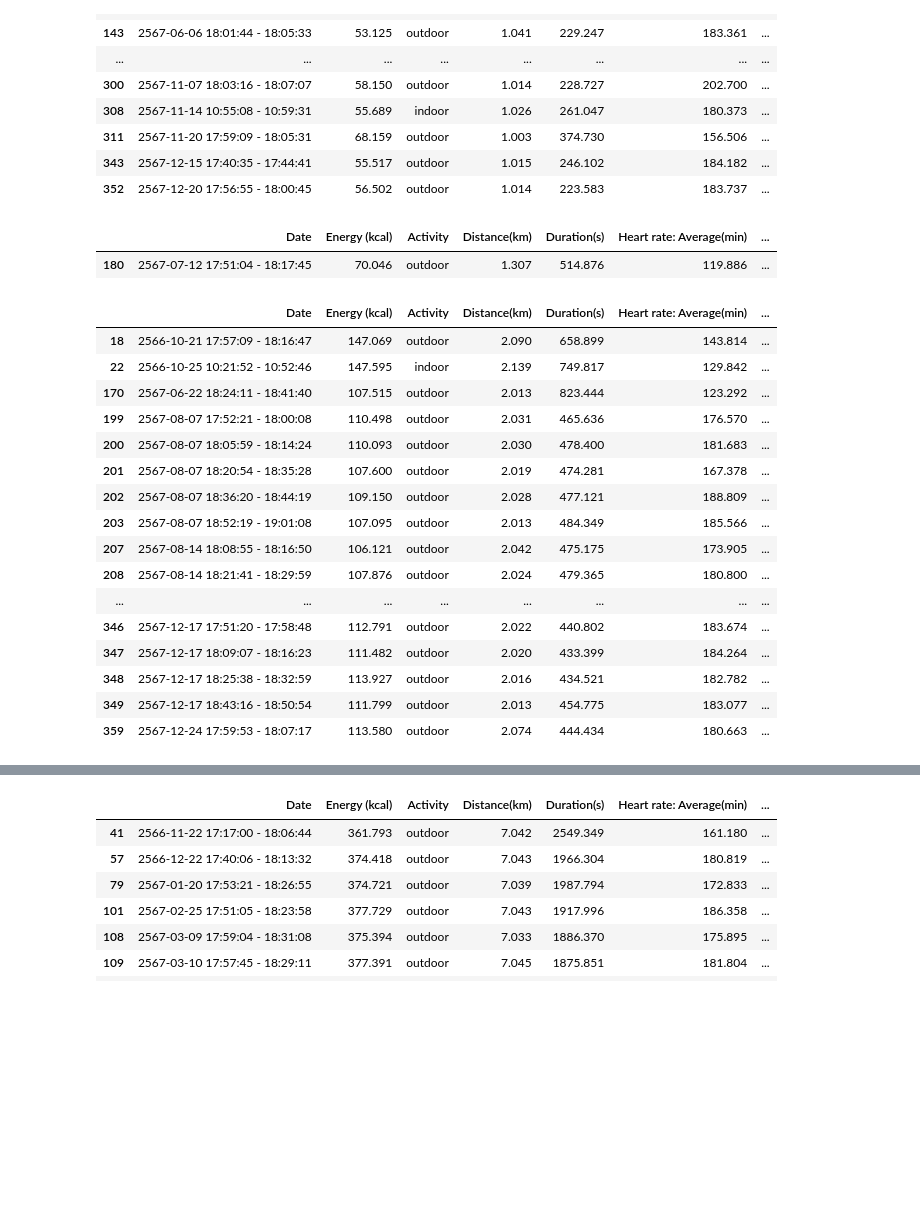
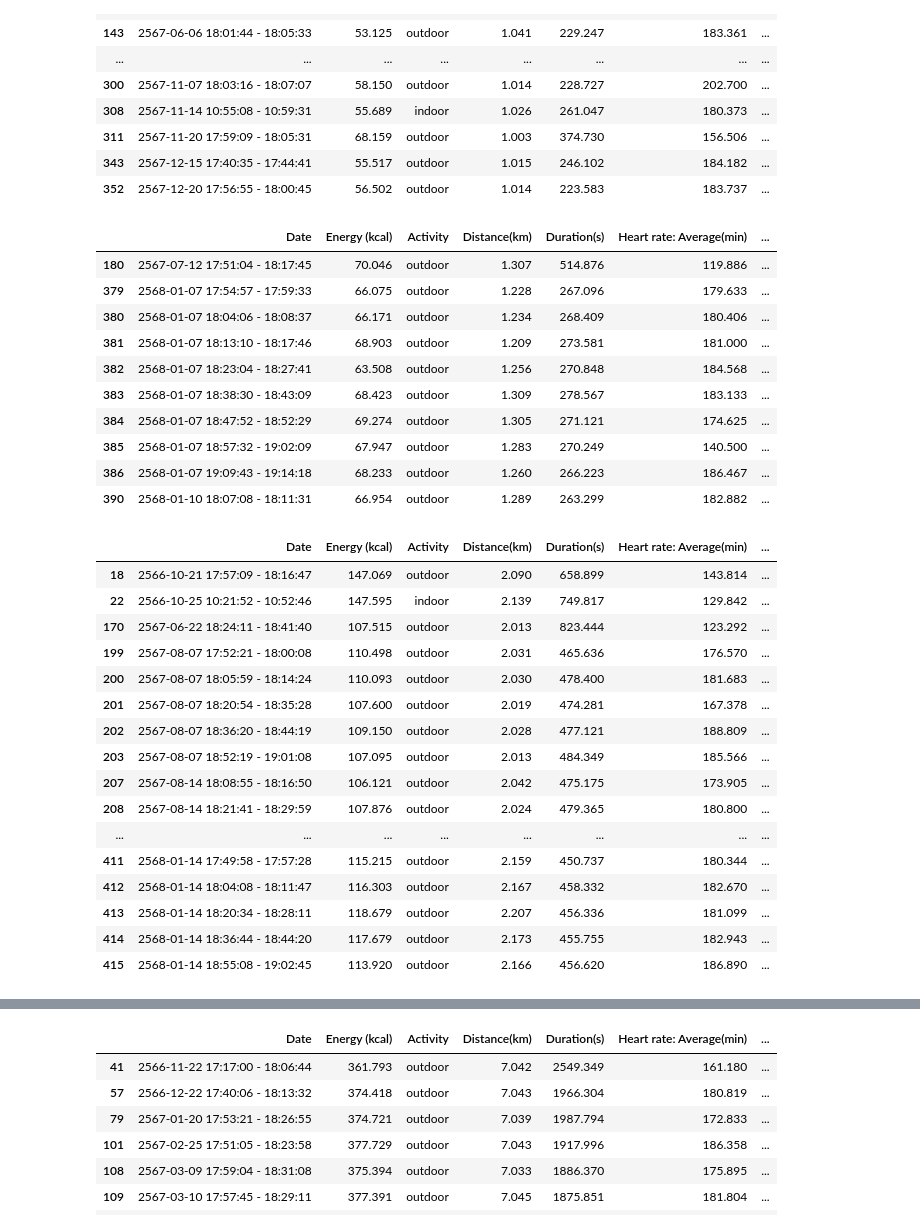
Before and after one commit to JFKongphop/running-analysis, a Jupyter notebook: index.ipynb, the cells around one changed output, grey strips where cells are left out. Cells and saved outputs as stored; diff of their text form; code cells hidden in the pictures; blank space fills up the shorter version.

```diff
--- a/index.ipynb
+++ b/index.ipynb
@@ -60,5 +60,5 @@ def filter_interval1k(df: DataFrame):
   return df[(df['Distance(km)'] >= 1) & (df['Distance(km)'] <= 1.1)]
 # %%
-def filter_interval1_2k(df: DataFrame):
+def filter_interval_1_2k(df: DataFrame):
   return df[(df['Distance(km)'] >= 1.2) & (df['Distance(km)'] <= 1.35)]
 # %%
@@ -221,12 +230,21 @@ filter_interval1k(df)
 | 343 | 2567-12-15 17:40:35 - 17:44:41 | 55.517 | outdoor | 1.015 | 246.102 | 184.182 | ... |
 | 352 | 2567-12-20 17:56:55 - 18:00:45 | 56.502 | outdoor | 1.014 | 223.583 | 183.737 | ... |
 # %%
-filter_interval1_2k(df)
+filter_interval_1_2k(df)
 # %% [output]
 |  | Date | Energy (kcal) | Activity | Distance(km) | Duration(s) | Heart rate: Average(min) | ... |
 | 180 | 2567-07-12 17:51:04 - 18:17:45 | 70.046 | outdoor | 1.307 | 514.876 | 119.886 | ... |
+| 379 | 2568-01-07 17:54:57 - 17:59:33 | 66.075 | outdoor | 1.228 | 267.096 | 179.633 | ... |
+| 380 | 2568-01-07 18:04:06 - 18:08:37 | 66.171 | outdoor | 1.234 | 268.409 | 180.406 | ... |
+| 381 | 2568-01-07 18:13:10 - 18:17:46 | 68.903 | outdoor | 1.209 | 273.581 | 181.000 | ... |
+| 382 | 2568-01-07 18:23:04 - 18:27:41 | 63.508 | outdoor | 1.256 | 270.848 | 184.568 | ... |
+| 383 | 2568-01-07 18:38:30 - 18:43:09 | 68.423 | outdoor | 1.309 | 278.567 | 183.133 | ... |
+| 384 | 2568-01-07 18:47:52 - 18:52:29 | 69.274 | outdoor | 1.305 | 271.121 | 174.625 | ... |
+| 385 | 2568-01-07 18:57:32 - 19:02:09 | 67.947 | outdoor | 1.283 | 270.249 | 140.500 | ... |
+| 386 | 2568-01-07 19:09:43 - 19:14:18 | 68.233 | outdoor | 1.260 | 266.223 | 186.467 | ... |
+| 390 | 2568-01-10 18:07:08 - 18:11:31 | 66.954 | outdoor | 1.289 | 263.299 | 182.882 | ... |
 # %%
-filter_interval2k(df)
+filter_interval_2k(df)
 # %% [output]
 |  | Date | Energy (kcal) | Activity | Distance(km) | Duration(s) | Heart rate: Average(min) | ... |
 | 18 | 2566-10-21 17:57:09 - 18:16:47 | 147.069 | outdoor | 2.090 | 658.899 | 143.814 | ... |
@@ -240,11 +258,11 @@ filter_interval2k(df)
 | 207 | 2567-08-14 18:08:55 - 18:16:50 | 106.121 | outdoor | 2.042 | 475.175 | 173.905 | ... |
 | 208 | 2567-08-14 18:21:41 - 18:29:59 | 107.876 | outdoor | 2.024 | 479.365 | 180.800 | ... |
 | ... | ... | ... | ... | ... | ... | ... | ... |
-| 346 | 2567-12-17 17:51:20 - 17:58:48 | 112.791 | outdoor | 2.022 | 440.802 | 183.674 | ... |
-| 347 | 2567-12-17 18:09:07 - 18:16:23 | 111.482 | outdoor | 2.020 | 433.399 | 184.264 | ... |
-| 348 | 2567-12-17 18:25:38 - 18:32:59 | 113.927 | outdoor | 2.016 | 434.521 | 182.782 | ... |
-| 349 | 2567-12-17 18:43:16 - 18:50:54 | 111.799 | outdoor | 2.013 | 454.775 | 183.077 | ... |
-| 359 | 2567-12-24 17:59:53 - 18:07:17 | 113.580 | outdoor | 2.074 | 444.434 | 180.663 | ... |
+| 411 | 2568-01-14 17:49:58 - 17:57:28 | 115.215 | outdoor | 2.159 | 450.737 | 180.344 | ... |
+| 412 | 2568-01-14 18:04:08 - 18:11:47 | 116.303 | outdoor | 2.167 | 458.332 | 182.670 | ... |
+| 413 | 2568-01-14 18:20:34 - 18:28:11 | 118.679 | outdoor | 2.207 | 456.336 | 181.099 | ... |
+| 414 | 2568-01-14 18:36:44 - 18:44:20 | 117.679 | outdoor | 2.173 | 455.755 | 182.943 | ... |
+| 415 | 2568-01-14 18:55:08 - 19:02:45 | 113.920 | outdoor | 2.166 | 456.620 | 186.890 | ... |
 # %%
 run5k = filter_5K(outdoor)
 run5k
```
Also changed, not shown: parts of 15 cells of this notebook.
